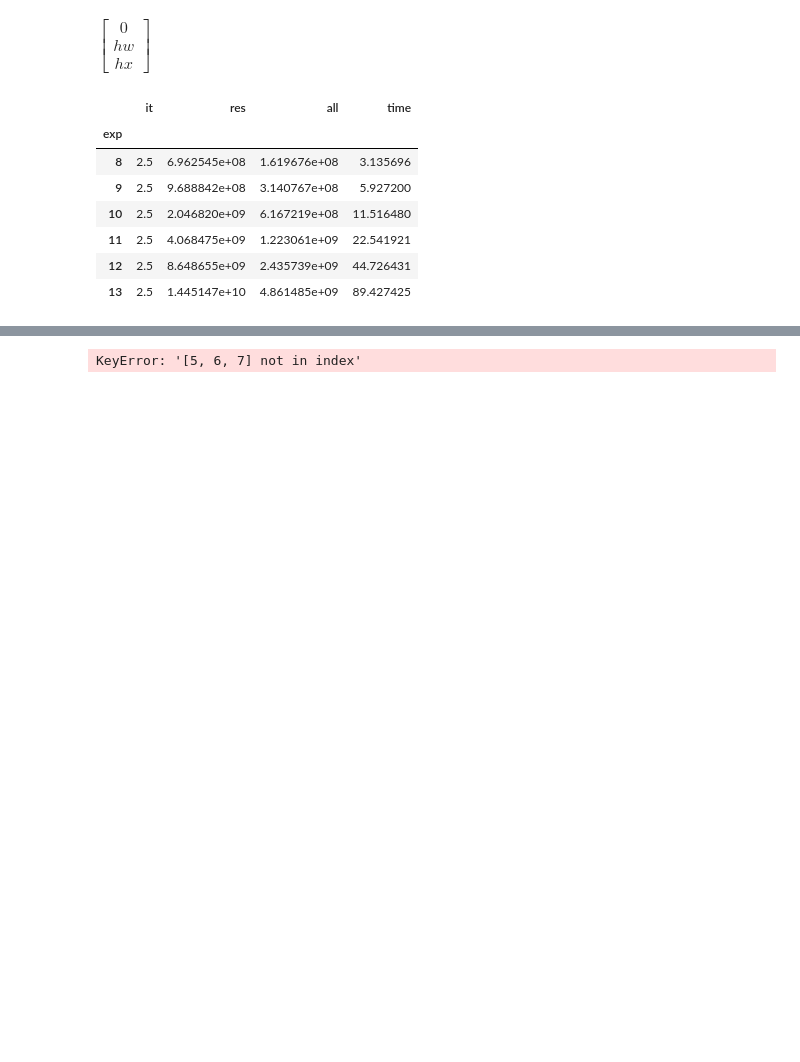
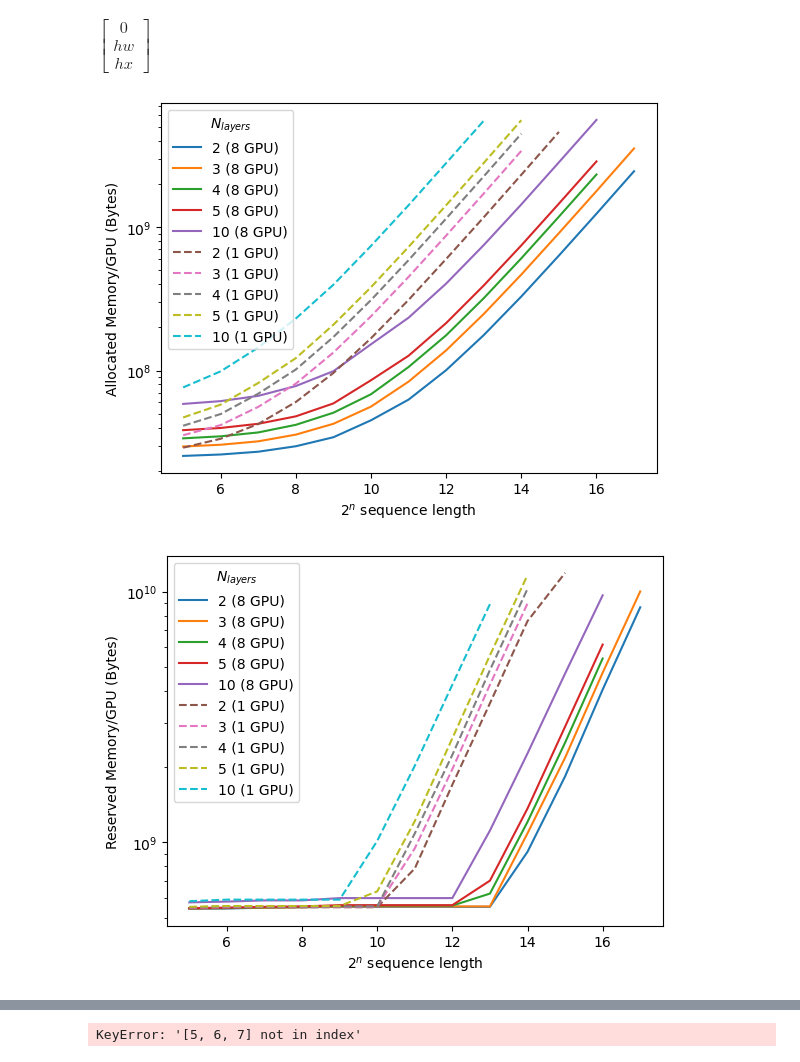
Before and after one commit to state-spaces/mamba, a Jupyter notebook: tests.ipynb, the cells around one changed output, grey strips where cells are left out. Cells and saved outputs as stored; diff of their text form; code cells hidden in the pictures; blank space fills up the shorter version.

```diff
--- a/tests.ipynb
+++ b/tests.ipynb
@@ -619,16 +619,14 @@ pprint(A_cumsum2.multiply(states2))
 $\displaystyle \left[\begin{matrix}0\\hw\\hx\end{matrix}\right]$
 # %%
 import pandas as pd
-df_s = pd.read_csv('ser_save/res_0.csv', index_col=0)
-df_s = df_s[df_s['it']>1].groupby(['exp']).mean()
-df_s
+df_s_d_fw = {}
+df_s_d_bw = {}
+for i in [2,3,4,5,10]:
+    df_s = pd.read_csv(f'ser_save/{i}/res_fw_0.csv', index_col=0)
+    df_s = df_s[df_s['it']>1].groupby(['exp']).mean()
+    df_s_d_fw[i] = df_s
+for i in [2,3,4,5,10]:
+    df_s = pd.read_csv(f'ser_save/{i}/res_bw_0.csv', index_col=0)
+    df_s = df_s[df_s['it']>1].groupby(['exp']).mean()
+    df_s_d_bw[i] = df_s
-# %% [output]
-|  | it | res | all | time |
-| exp |  |  |  |  |
-| 8 | 2.5 | 6.962545e+08 | 1.619676e+08 | 3.135696 |
-| 9 | 2.5 | 9.688842e+08 | 3.140767e+08 | 5.927200 |
-| 10 | 2.5 | 2.046820e+09 | 6.167219e+08 | 11.516480 |
-| 11 | 2.5 | 4.068475e+09 | 1.223061e+09 | 22.541921 |
-| 12 | 2.5 | 8.648655e+09 | 2.435739e+09 | 44.726431 |
-| 13 | 2.5 | 1.445147e+10 | 4.861485e+09 | 89.427425 |
 # %%
@@ -637 +644,22 @@ df_p = df_p[df_p['it']>1].groupby(['exp']).mean()
 #df_p['exp']=df_p['exp']/8
+# %%
+import matplotlib.pyplot as plt
+for label,x in {'Allocated Memory/GPU (Bytes)':'all','Reserved Memory/GPU (Bytes)':'res','Time (s)':'time'}.items():
+    plt.figure()
+    for k, df_p in df_p_d_fw.items():
+        #plt.plot(df_s.index+3,df_s[x])
+        plt.plot(df_p.index+3,df_p[x],label=str(k) + ' (8 GPU)')
+        plt.yscale('log')
+        plt.xlabel('$2^n$ sequence length')
+        #plt.ylabel(x)
+        plt.legend(title="$N_{layers}$")
+    for k, df_s in df_s_d_fw.items():
+        #plt.plot(df_s.index+3,df_s[x])
+        plt.plot(df_s.index+3,df_s[x],'--',label= str(k) + ' (1 GPU)')
+        plt.yscale('log')
+        plt.xlabel('$2^n$ sequence length')
+        plt.ylabel(label)
+        plt.legend(title="$N_{layers}$")
+# %% [output]
+[figure, added]
+[figure, added]
```
Also changed, not shown: parts of 4 cells of this notebook, 2 other files.
